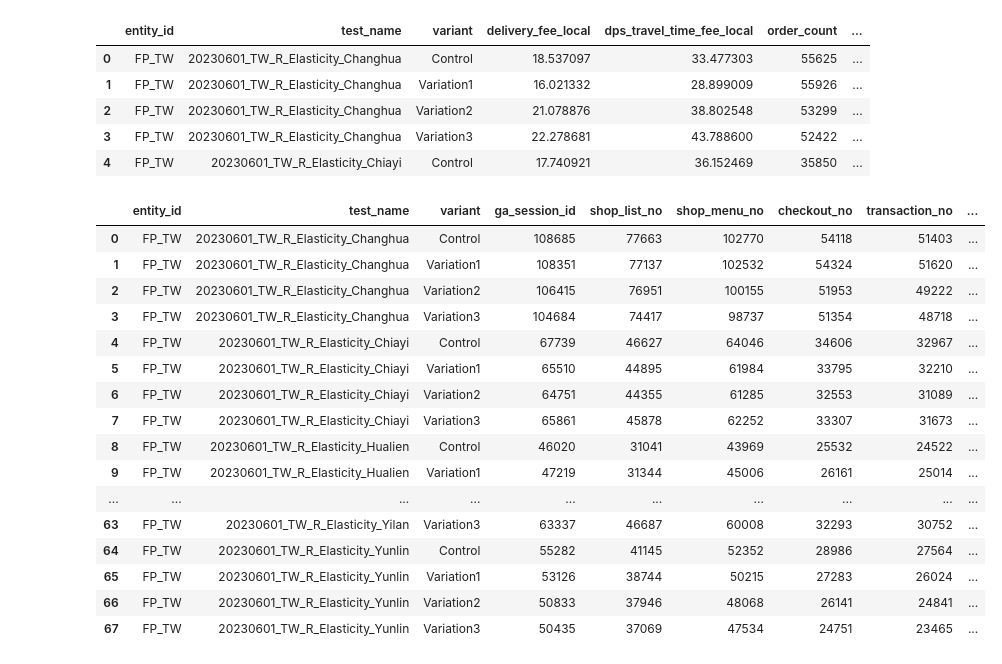
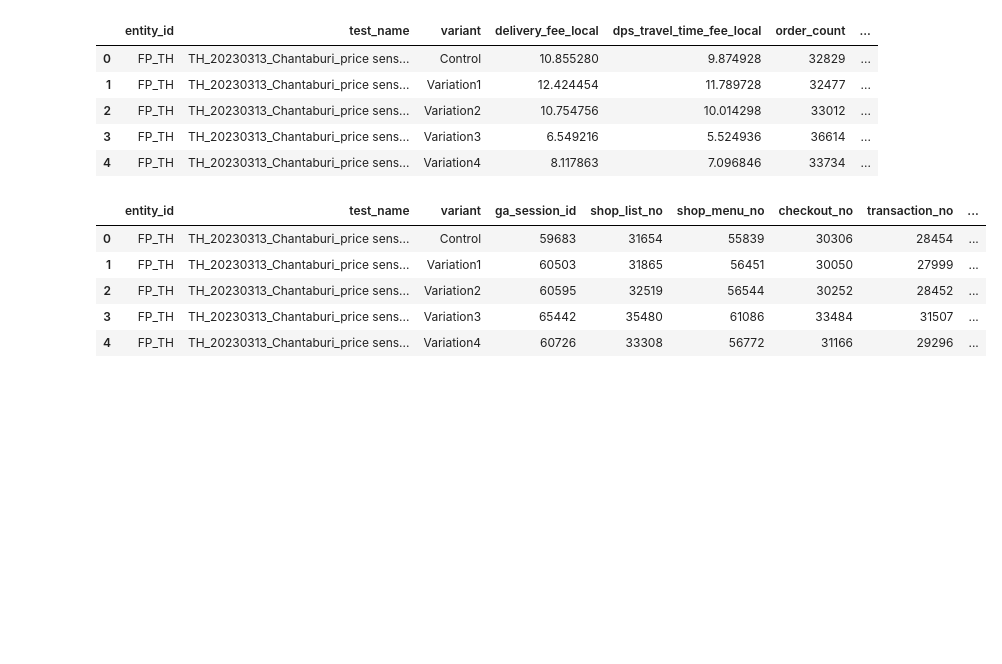
Before and after one commit to omar-elmaria/elasticity_test_analysis, a Jupyter notebook: elasticity_test_analysis.ipynb, the cells around one changed output. Drawn from its saved outputs; the diff is of its cells as text; code cells hidden in the pictures; blank space fills up the shorter version.

```diff
--- a/elasticity_test_analysis.ipynb
+++ b/elasticity_test_analysis.ipynb
@@ -12,9 +12,13 @@ client = bigquery.Client(project='logistics-customer-staging')
 bq_storage = bigquery_storage.BigQueryReadClient()
 # %%
 # Define the global inputs
-entity_id = "FP_TW"
-test_keyword = "%Elasticity%"
-analysis_start_date = "2023-06-01" # 2023-06-01 for TW and 2023-03-15 for TH
+entity_id = "FP_TH"
+test_keyword = "%price sensitivity1%"
+analysis_start_date = "2023-03-15" # 2023-06-01 for TW and 2023-03-15 for TH
+order_rank_ceiling = pow(10, 6) # Used to limit the number of vendors to plot CVR3 graphs for in the last step
+
+### DON'T CHANGE THESE INPUTS
+df_agg_metrics_group_by_vars = ["entity_id", "test_name", "variant"] # For vendor level, it would be ["entity_id", "test_name", "vendor_id", "variant"]
 # %%
 # Extract order data of these tests
 orders_query = """
@@ -112,20 +116,20 @@ agg_function_selection = {"delivery_fee_local": "mean", "dps_travel_time_fee_loc
 
 # Perform the aggregation
 df_agg_metrics = df_orders.\
-    groupby(["entity_id", "test_name", "variant"])[["delivery_fee_local", "dps_travel_time_fee_local", "platform_order_code"]].\
+    groupby(df_agg_metrics_group_by_vars)[["delivery_fee_local", "dps_travel_time_fee_local", "platform_order_code"]].\
     agg(agg_function_selection).\
     rename({"platform_order_code": "order_count"}, axis=1).\
     reset_index()
 
 # Create a new data frame showing the values for the control group
 df_control = df_orders[df_orders["variant"] == "Control"].\
-    groupby(["entity_id", "test_name"])[["delivery_fee_local", "dps_travel_time_fee_local", "platform_order_code"]].\
+    groupby(df_agg_metrics_group_by_vars[:-1])[["delivery_fee_local", "dps_travel_time_fee_local", "platform_order_code"]].\
     agg(agg_function_selection).\
     rename({"platform_order_code": "order_count"}, axis=1).\
     reset_index()
 
 # Join df_agg_metrics with df_control
-df_agg_metrics = pd.merge(left=df_agg_metrics, right=df_control, on=["entity_id", "test_name"], how="left", suffixes=["", "_control"])
+df_agg_metrics = pd.merge(left=df_agg_metrics, right=df_control, on=df_agg_metrics_group_by_vars[:-1], how="left", suffixes=["", "_control"])
 
 # Change the data types of columns in df_agg_metrics
 numerical_cols_df_agg_metrics = ["delivery_fee_local", "dps_travel_time_fee_local", "order_count", "delivery_fee_local_control", "dps_travel_time_fee_local_control", "order_count_control"]
@@ -143,11 +147,11 @@ df_agg_metrics = df_agg_metrics.assign(
 df_agg_metrics.head()
 # %% [output]
 |  | entity_id | test_name | variant | delivery_fee_local | dps_travel_time_fee_local | order_count | ... |
-| 0 | FP_TW | 20230601_TW_R_Elasticity_Changhua | Control | 18.537097 | 33.477303 | 55625 | ... |
-| 1 | FP_TW | 20230601_TW_R_Elasticity_Changhua | Variation1 | 16.021332 | 28.899009 | 55926 | ... |
-| 2 | FP_TW | 20230601_TW_R_Elasticity_Changhua | Variation2 | 21.078876 | 38.802548 | 53299 | ... |
-| 3 | FP_TW | 20230601_TW_R_Elasticity_Changhua | Variation3 | 22.278681 | 43.788600 | 52422 | ... |
-| 4 | FP_TW | 20230601_TW_R_Elasticity_Chiayi | Control | 17.740921 | 36.152469 | 35850 | ... |
+| 0 | FP_TH | TH_20230313_Chantaburi_price sens... | Control | 10.855280 | 9.874928 | 32829 | ... |
+| 1 | FP_TH | TH_20230313_Chantaburi_price sens... | Variation1 | 12.424454 | 11.789728 | 32477 | ... |
+| 2 | FP_TH | TH_20230313_Chantaburi_price sens... | Variation2 | 10.754756 | 10.014298 | 33012 | ... |
+| 3 | FP_TH | TH_20230313_Chantaburi_price sens... | Variation3 | 6.549216 | 5.524936 | 36614 | ... |
+| 4 | FP_TH | TH_20230313_Chantaburi_price sens... | Variation4 | 8.117863 | 7.096846 | 33734 | ... |
 # %%
 # Extract sessions data of these tests
 sessions_query = """
@@ -166,7 +170,7 @@ sessions_query = """
     variant,
     test_zone_id AS zone_id,
     perseus_client_id,
-    vendor_code,
+    vendor_code AS vendor_id,
     target_group,
     treatment,
     shop_list_no,
@@ -186,49 +190,38 @@ df_sessions = client.query(sessions_query).result().to_dataframe(bqstorage_clien
 # %%
 def count_unique_non_null(x):
     return x.nunique(dropna=True)
 
 # Perform the aggregation
 df_agg_cvr = df_sessions.\
-    groupby(["entity_id", "test_name", "variant"])[["ga_session_id", "shop_list_no", "shop_menu_no", "checkout_no", "transaction_no"]].\
+    groupby(df_agg_metrics_group_by_vars)[["ga_session_id", "shop_list_no", "shop_menu_no", "checkout_no", "transaction_no"]].\
     agg(count_unique_non_null).\
     reset_index()
 
 # Add new columns calculating CVR
 df_agg_cvr["cvr"] = round(df_agg_cvr["transaction_no"] / df_agg_cvr["ga_session_id"], 4)
 df_agg_cvr["cvr3"] = round(df_agg_cvr["transaction_no"] / df_agg_cvr["shop_menu_no"], 4)
 
 # Create a new data frame showing the values for the control group
 df_agg_cvr = pd.merge(
     left=df_agg_cvr,
-    right=df_agg_cvr[df_agg_cvr["variant"] == "Control"][["entity_id", "test_name", "cvr", "cvr3"]],
-    on=["entity_id", "test_name"],
+    right=df_agg_cvr[df_agg_cvr["variant"] == "Control"][df_agg_metrics_group_by_vars[:-1] + ["cvr", "cvr3"]],
+    on=df_agg_metrics_group_by_vars[:-1],
     how="left",
     suffixes=["", "_control"]
 )
 
 # Calculate the CVR % difference between variation and control
 df_agg_cvr = df_agg_cvr.assign(
     pct_diff_cvr=round(df_agg_cvr["cvr"] / df_agg_cvr["cvr_control"] - 1, 4),
     pct_diff_cvr3=round(df_agg_cvr["cvr3"] / df_agg_cvr["cvr3_control"] - 1, 4),
 )
 df_agg_cvr.head()
 # %% [output]
 |  | entity_id | test_name | variant | ga_session_id | shop_list_no | shop_menu_no | checkout_no | transaction_no | ... |
-| 0 | FP_TW | 20230601_TW_R_Elasticity_Changhua | Control | 108685 | 77663 | 102770 | 54118 | 51403 | ... |
-| 1 | FP_TW | 20230601_TW_R_Elasticity_Changhua | Variation1 | 108351 | 77137 | 102532 | 54324 | 51620 | ... |
-| 2 | FP_TW | 20230601_TW_R_Elasticity_Changhua | Variation2 | 106415 | 76951 | 100155 | 51953 | 49222 | ... |
-| 3 | FP_TW | 20230601_TW_R_Elasticity_Changhua | Variation3 | 104684 | 74417 | 98737 | 51354 | 48718 | ... |
-| 4 | FP_TW | 20230601_TW_R_Elasticity_Chiayi | Control | 67739 | 46627 | 64046 | 34606 | 32967 | ... |
-| 5 | FP_TW | 20230601_TW_R_Elasticity_Chiayi | Variation1 | 65510 | 44895 | 61984 | 33795 | 32210 | ... |
-| 6 | FP_TW | 20230601_TW_R_Elasticity_Chiayi | Variation2 | 64751 | 44355 | 61285 | 32553 | 31089 | ... |
-| 7 | FP_TW | 20230601_TW_R_Elasticity_Chiayi | Variation3 | 65861 | 45878 | 62252 | 33307 | 31673 | ... |
-| 8 | FP_TW | 20230601_TW_R_Elasticity_Hualien | Control | 46020 | 31041 | 43969 | 25532 | 24522 | ... |
-| 9 | FP_TW | 20230601_TW_R_Elasticity_Hualien | Variation1 | 47219 | 31344 | 45006 | 26161 | 25014 | ... |
-| ... | ... | ... | ... | ... | ... | ... | ... | ... | ... |
-| 63 | FP_TW | 20230601_TW_R_Elasticity_Yilan | Variation3 | 63337 | 46687 | 60008 | 32293 | 30752 | ... |
-| 64 | FP_TW | 20230601_TW_R_Elasticity_Yunlin | Control | 55282 | 41145 | 52352 | 28986 | 27564 | ... |
-| 65 | FP_TW | 20230601_TW_R_Elasticity_Yunlin | Variation1 | 53126 | 38744 | 50215 | 27283 | 26024 | ... |
-| 66 | FP_TW | 20230601_TW_R_Elasticity_Yunlin | Variation2 | 50833 | 37946 | 48068 | 26141 | 24841 | ... |
-| 67 | FP_TW | 20230601_TW_R_Elasticity_Yunlin | Variation3 | 50435 | 37069 | 47534 | 24751 | 23465 | ... |
+| 0 | FP_TH | TH_20230313_Chantaburi_price sens... | Control | 59683 | 31654 | 55839 | 30306 | 28454 | ... |
+| 1 | FP_TH | TH_20230313_Chantaburi_price sens... | Variation1 | 60503 | 31865 | 56451 | 30050 | 27999 | ... |
+| 2 | FP_TH | TH_20230313_Chantaburi_price sens... | Variation2 | 60595 | 32519 | 56544 | 30252 | 28452 | ... |
+| 3 | FP_TH | TH_20230313_Chantaburi_price sens... | Variation3 | 65442 | 35480 | 61086 | 33484 | 31507 | ... |
+| 4 | FP_TH | TH_20230313_Chantaburi_price sens... | Variation4 | 60726 | 33308 | 56772 | 31166 | 29296 | ... |
 # %%
 # Join df_agg_cvr to df_agg_metrics
```
Also changed, not shown: parts of 2 cells of this notebook.
